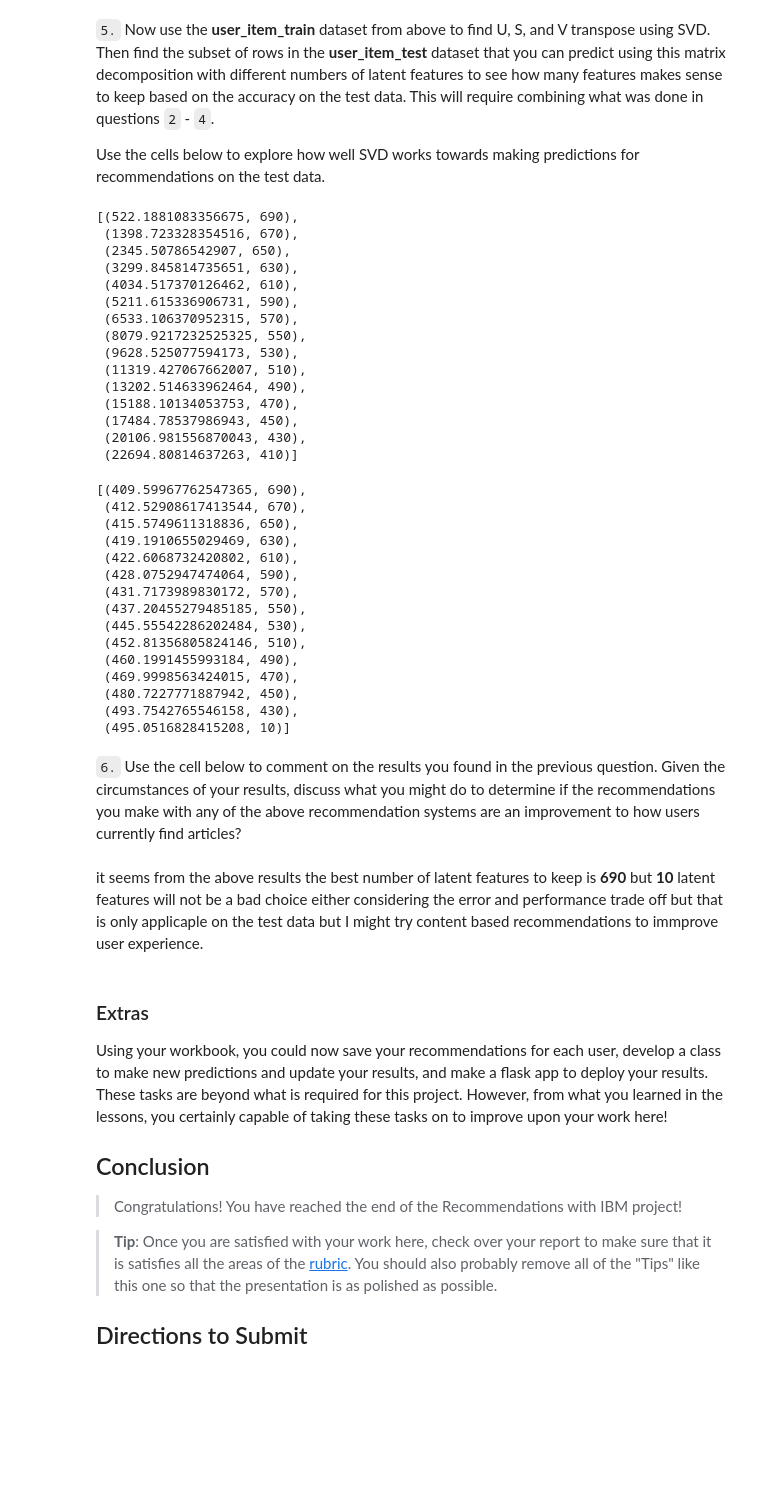
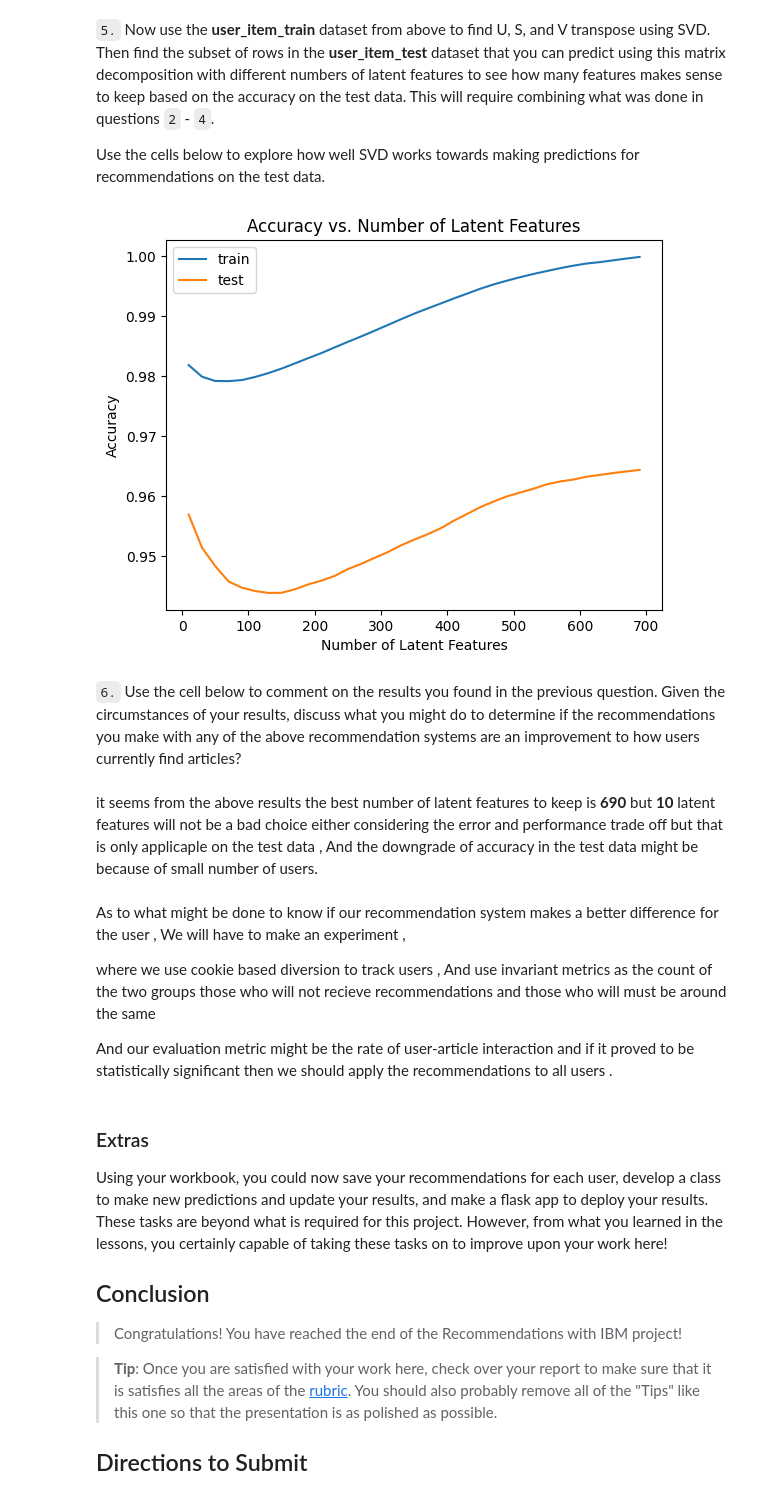
Before and after one commit to memoelsamadony/Recommendation_Engine, a Jupyter notebook: Recommendations_with_IBM.ipynb, the cells around one changed output. Cells and saved outputs as stored; diff of their text form; code cells hidden in the pictures; blank space fills up the shorter version.

Commit message:
adding the accuracy vs num latent features graph and adding the experiment design

```diff
--- a/Recommendations_with_IBM.ipynb
+++ b/Recommendations_with_IBM.ipynb
@@ -760,6 +760,7 @@ u_train, s_train, vt_train = np.linalg.svd(user_item_train)
 # Use these cells to see how well you can use the training
 # decomposition to predict on test data
 ids = user_item_train[user_item_train.index.isin(test_idx)].index
+arts = user_item_train.iloc[:,user_item_train.columns.isin(test_arts)].columns
 
 latent_features = np.arange(10,700+10,20)
 sum_errors_tr = []
@@ -784,52 +785,27 @@ for feature in latent_features:
     pred_test = np.dot(np.dot(u_test_f,s_train_f),vt_test_f)
 
     #calculating error
-    sum_errors_tr.append((np.sum(np.sum(np.abs((user_item_train-pred_train)))),feature))
-    sum_error_ts.append((np.sum(np.sum(np.abs((user_item_test.loc[ids,:]-pred_test)))),feature))
+    sum_errors_tr.append((np.sum(np.sum(np.abs((user_item_train-pred_train))))))
+    sum_error_ts.append((np.sum(np.sum(np.abs((user_item_test.loc[ids,arts]-pred_test))))))
-# %%
-#the smallest 15 sum error on the training data
-sum_errors_tr.sort()
-sum_errors_tr[:15]
-# %% [output]
-[(522.1881083356675, 690),
- (1398.723328354516, 670),
- (2345.50786542907, 650),
- (3299.845814735651, 630),
- (4034.517370126462, 610),
- (5211.615336906731, 590),
- (6533.106370952315, 570),
- (8079.9217232525325, 550),
- (9628.525077594173, 530),
- (11319.427067662007, 510),
- (13202.514633962464, 490),
- (15188.10134053753, 470),
- (17484.78537986943, 450),
- (20106.981556870043, 430),
- (22694.80814637263, 410)]
-# %%
-#the smallest 15 sum error on the test data
-sum_error_ts.sort()
-sum_error_ts[:15]
-# %% [output]
-[(409.59967762547365, 690),
- (412.52908617413544, 670),
- (415.5749611318836, 650),
- (419.1910655029469, 630),
- (422.6068732420802, 610),
- (428.0752947474064, 590),
- (431.7173989830172, 570),
- (437.20455279485185, 550),
- (445.55542286202484, 530),
- (452.81356805824146, 510),
- (460.1991455993184, 490),
- (469.9998563424015, 470),
- (480.7227771887942, 450),
- (493.7542765546158, 430),
- (495.0516828415208, 10)]
+# %%
+plt.plot(latent_features, 1 - np.array(sum_errors_tr)/(pred_train.shape[0]*pred_train.shape[1]),label='train');
+plt.plot(latent_features, 1- np.array(sum_error_ts)/(pred_test.shape[0]*pred_test.shape[1]),label='test')
+plt.xlabel('Number of Latent Features');
+plt.ylabel('Accuracy');
+plt.title('Accuracy vs. Number of Latent Features');
+plt.legend();
+# %% [output]
+[figure, added]
 # %% [markdown]
 `6.` Use the cell below to comment on the results you found in the previous question. Given the circumstances of your results, discuss what you might do to determine if the recommendations you make with any of the above recommendation systems are an improvement to how users currently find articles?
 # %% [markdown]
-it seems from the above results the best number of latent features to keep is **690** but **10** latent features will not be a bad choice either considering the error and performance trade off but that is only applicaple on the test data but I might try content based recommendations to immprove user experience.
+it seems from the above results the best number of latent features to keep is **690** but **10** latent features will not be a bad choice either considering the error and performance trade off but that is only applicaple on the test data , And the downgrade of accuracy in the test data might be because of small number of users.
+# %% [markdown]
+As to what might be done to know if our recommendation system makes a better difference for the user , We will have to make an experiment ,
+
+ where we use cookie based diversion to track users , And use invariant metrics as the count of the two groups those who will not recieve recommendations and those who will must be around the same
+
+And our evaluation metric might be the rate of user-article interaction and if it proved to be statistically significant then we should apply the recommendations to all users .
 # %% [markdown]
 <a id='conclusions'></a>
 ### Extras
```
Also changed, not shown: parts of 1 cell of this notebook.
